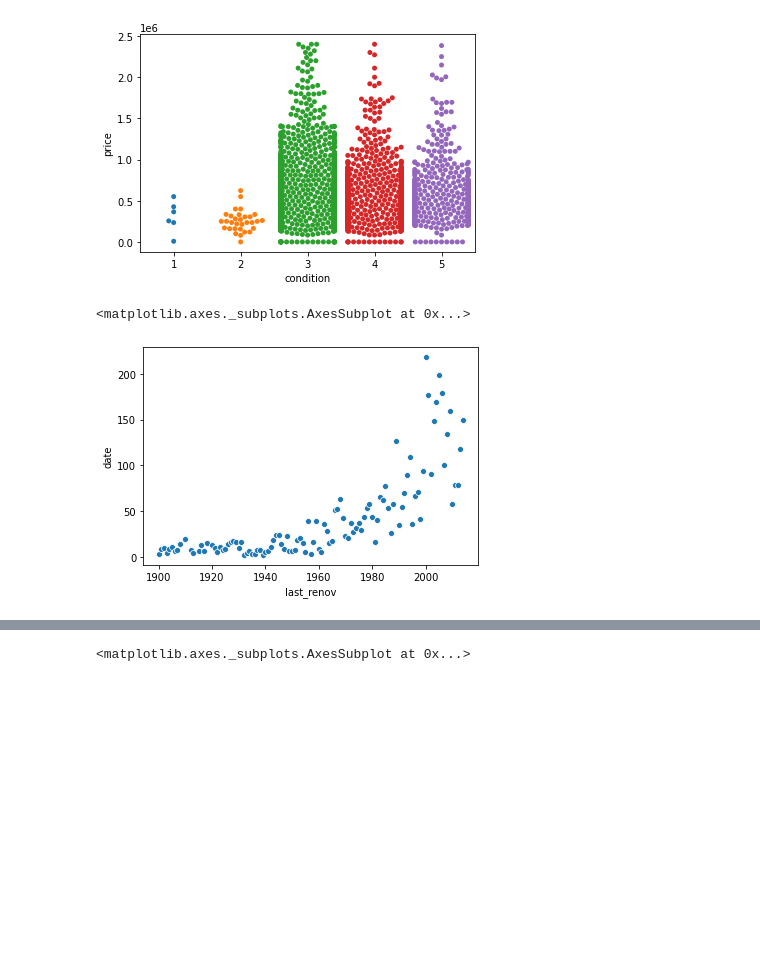
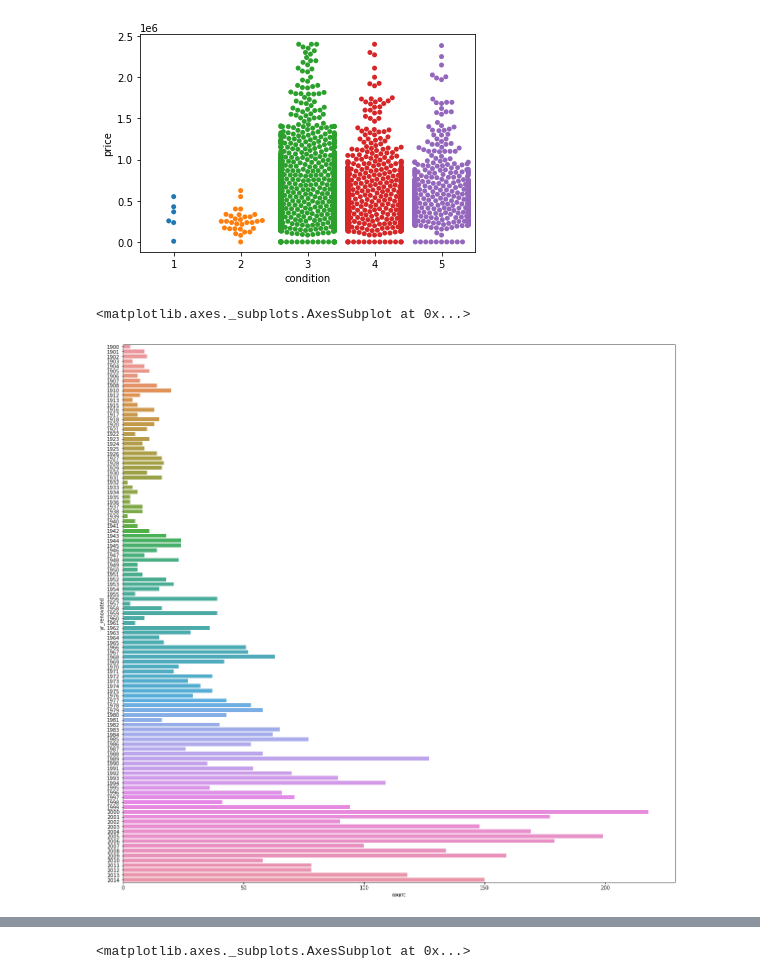
Before and after one commit to CodeSigma/Learn-Data-Science, a Jupyter notebook: house-pricing.ipynb, the cells around one changed output, grey strips where cells are left out. Cells and saved outputs as stored; diff of their text form; code cells hidden in the pictures; blank space fills up the shorter version.

```diff
--- a/house-pricing.ipynb
+++ b/house-pricing.ipynb
@@ -244,8 +218,3 @@ sns.swarmplot(x="condition", y="price", data=df[df.price<=df.price.quantile(.995
 # %% [output]
 <matplotlib.axes._subplots.AxesSubplot at 0x...>
 [figure]
-# %%
-sns.scatterplot(x=idx, y ='date', data= df.groupby("last_renov").count())
-# %% [output]
-<matplotlib.axes._subplots.AxesSubplot at 0x...>
-[figure, removed]
@@ -253,0 +221,9 @@ df.drop(["street", "date", "country", "yr_built", "yr_renovated"],axis = 1, inpl
+# %%
+plt.figure(figsize=(20,20))
+sns.countplot(y=df["yr_renovated"])
+
+# ax = sns.scatterplot(x = df.groupby("last_renov").count().index, y = 'view', data = df.groupby("last_renov").count())
+# ax.set_ylabel("count")
+# %% [output]
+<matplotlib.axes._subplots.AxesSubplot at 0x...>
+[figure, added]
```
Also changed, not shown: parts of 42 cells of this notebook.
